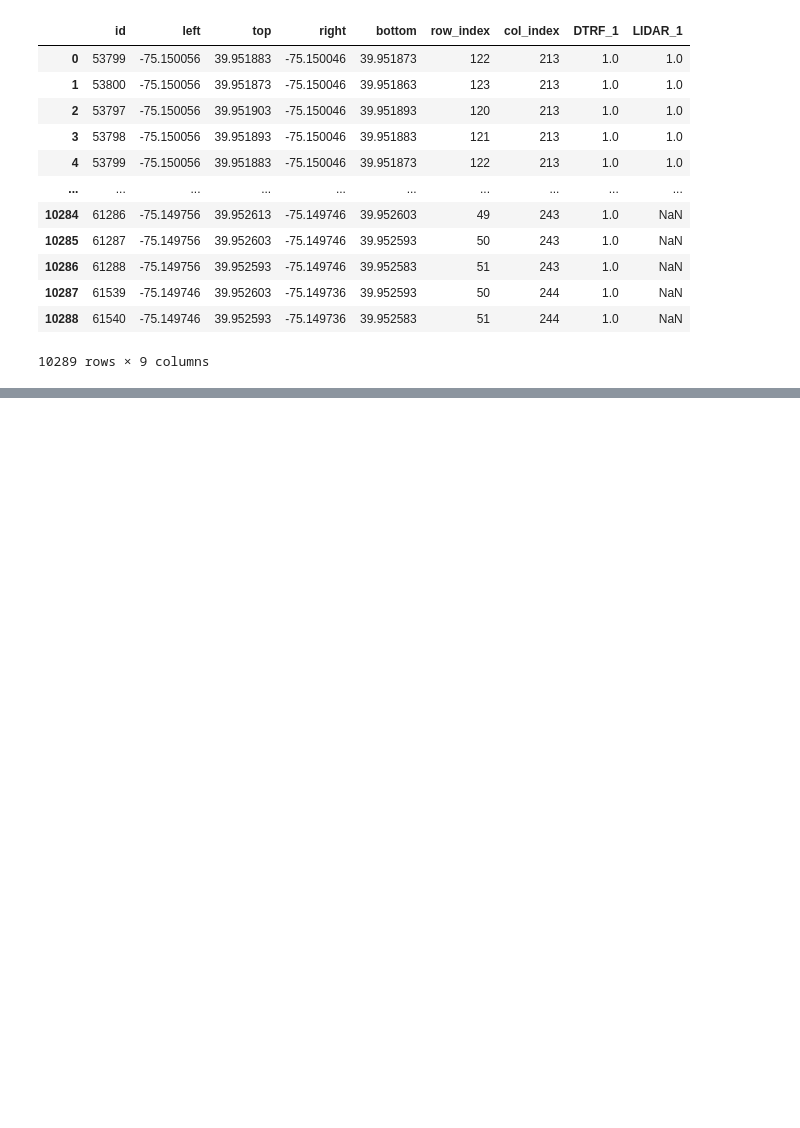
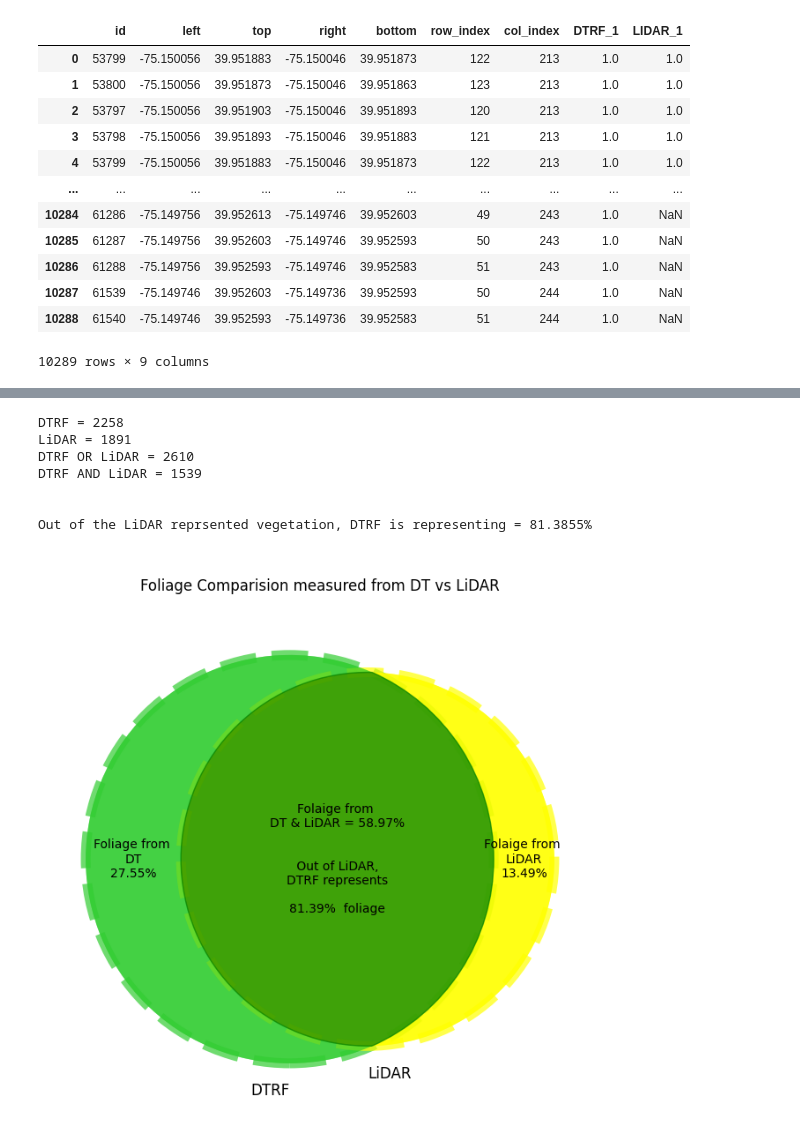
Before and after one commit to hshaikusa/DigitalTwin, a Jupyter notebook: code/utils/foliage_results_analysis.ipynb, the cells around one changed output, grey strips where cells are left out. Saved outputs shown, nothing was run; the diff lists cells and outputs as text; code cells hidden in the pictures; blank space fills up the shorter version.

Commit message:
Changes related to additional samples added.
Changes related to additional samples added.

```diff
--- a/code/utils/foliage_results_analysis.ipynb
+++ b/code/utils/foliage_results_analysis.ipynb
@@ -263,0 +281,70 @@ Out of the LiDAR reprsented vegetation, DTRF is representing = 94.1667%
+# %%
+import pandas as pd
+import matplotlib.pyplot as plt
+from matplotlib_venn import venn2, venn2_circles
+
+df = pd.read_csv(r"C:\Users\Hashim\GitHub\DigitalTwin\code\ultralytics\examples\datasets\Grid_SubSample_4_DTRF_LiDAR_csv.csv")
+
+# Filter data for campaigns A and B
+campaign_a = df[df['DTRF_4'] == 1]
+campaign_b = df[df['LIDAR_4'] == 1]
+campaign_a_or_b = df[(df['LIDAR_4']==1) | (df['DTRF_4']==1)]
+campaign_a_and_b = df[(df['LIDAR_4']==1) & (df['DTRF_4']==1)]
+
+# Create sets from client IDs
+dtrf = set(campaign_a['id'])
+lidar = set(campaign_b['id'])
+dtrf_or_lidar = set(campaign_a_or_b['id'])
+dtrf_and_lidar = set(campaign_a_and_b['id'])
+
+print("DTRF = {}\nLiDAR = {}\nDTRF OR LiDAR = {}\nDTRF AND LiDAR = {}".format(len(dtrf),len(lidar), len(dtrf_or_lidar), len(dtrf_and_lidar)))
+print("\n\nOut of the LiDAR reprsented vegetation, DTRF is representing = {:.4f}%".format(len(dtrf_and_lidar)/len(lidar) * 100))
+# Plot the Venn diagram
+plt.figure(figsize=(8, 8))
+# venn2([dtrf, lidar], ('DTRF', 'LiDAR'))
+
+
+
+vc=venn2_circles(subsets= [dtrf, lidar],linestyle="dashed",linewidth=2)
+vc[0].set_lw(8.0)
+vc[0].set_ls('dashed')
+vc[0].set_color('limegreen')
+vc[0].set_alpha(0.7)
+
+vc[1].set_lw(8.0)
+vc[1].set_ls('dashed')
+vc[1].set_color('yellow')
+vc[1].set_alpha(0.7)
+
+v1 = venn2(
+    subsets= [dtrf, lidar],
+    set_labels=['DTRF', 'LiDAR'],
+    set_colors=['limegreen', 'yellow'], alpha=0.7,
+    #subset_label_formatter=lambda x: f"{(x/len(dtrf_lidar)):1.0%}"
+    subset_label_formatter=lambda x: str(x) + "\n(" + f"{(x/len(dtrf_or_lidar)):1.0%}" + ")"
+)
+
+v1.get_label_by_id('10').set_text('Foliage from \nDT\n{:.2f}%'.format(len(dtrf-lidar)/len(dtrf_or_lidar) * 100))
+v1.get_label_by_id('01').set_text('Folaige from \nLiDAR\n{:.2f}%'.format(len(lidar-dtrf)/len(dtrf_or_lidar) * 100))
+v1.get_label_by_id('11').set_text('Folaige from \nDT & LiDAR = {:.2f}%\n\n\n Out of LiDAR, \nDTRF represents\n\n{:.2f}%  foliage'.format((len(dtrf&lidar)/len(dtrf_or_lidar) * 100),len(dtrf_and_lidar)/len(lidar) * 100))
+
+v1.get_patch_by_id("11").set_color("green")
+
+# lbl = v1.get_label_by_id('01')
+# x,y = lbl.get_position()
+# lbl.set_position((x+0.5,y))
+# title of the venn diagram
+plt.title("\nFoliage Comparision measured from DT vs LiDAR\n")
+
+
+plt.savefig(r"C:\Users\Hashim\GitHub\DigitalTwin\code\ultralytics\examples\datasets\Grid_SubSample_4_DTRF_LiDAR_results.png")
+plt.show()
+# %% [output]
+DTRF = 2258
+LiDAR = 1891
+DTRF OR LiDAR = 2610
+DTRF AND LiDAR = 1539
+
+
+Out of the LiDAR reprsented vegetation, DTRF is representing = 81.3855%
+[figure, added]
```
Also changed, not shown: parts of 7 cells of this notebook.
